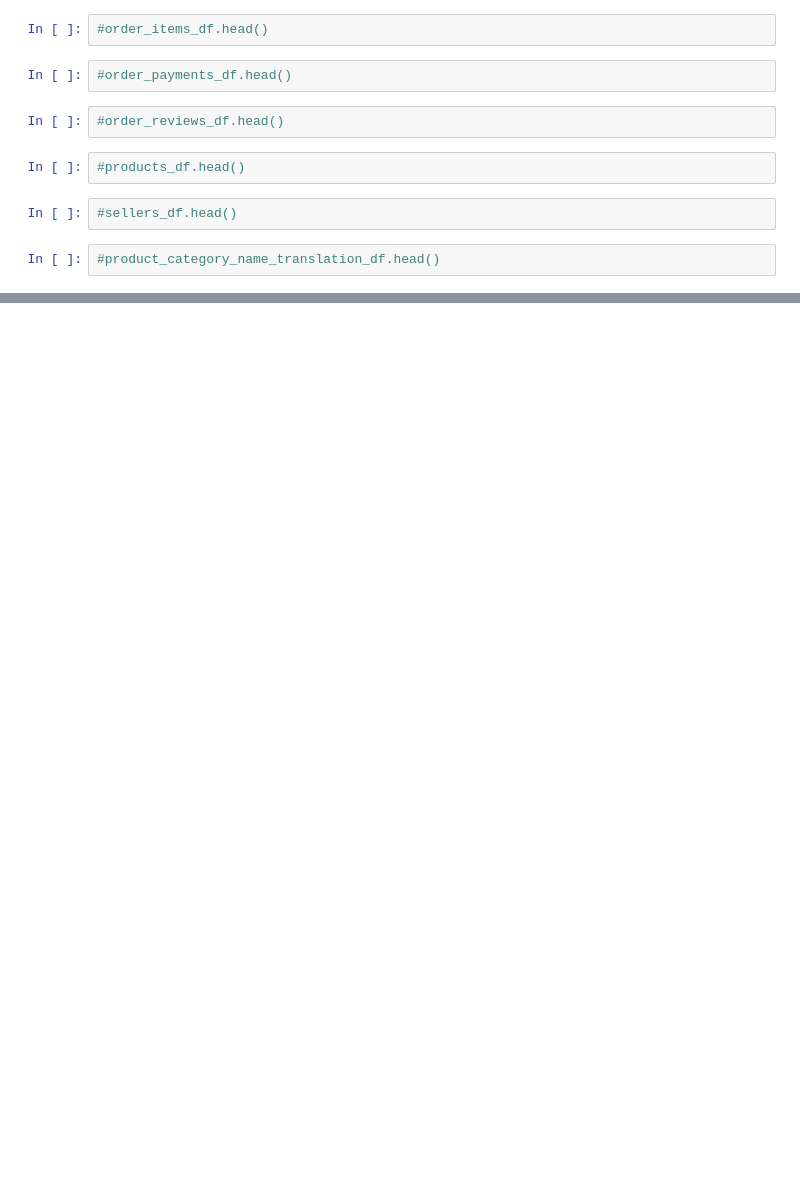
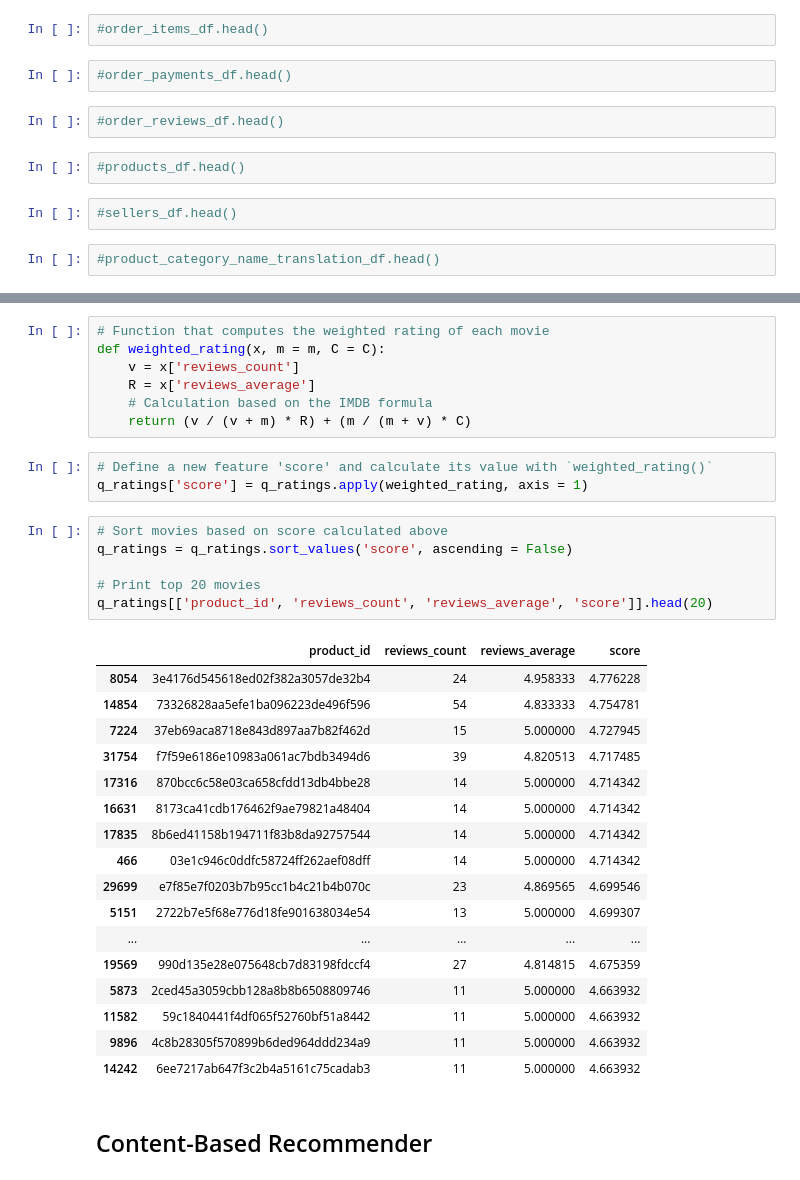
Before and after one commit to LuiisClaudio/mod-cloth, a Jupyter notebook: LuisMartins_CA2.ipynb, the cells around one changed output, grey strips where cells are left out. Cells and saved outputs as stored; diff of their text form; blank space fills up the shorter version.

```diff
--- a/LuisMartins_CA2.ipynb
+++ b/LuisMartins_CA2.ipynb
@@ -38,0 +119,36 @@ orders_df.head()
+# %%
+# Function that computes the weighted rating of each movie
+def weighted_rating(x, m = m, C = C):
+    v = x['reviews_count']
+    R = x['reviews_average']
+    # Calculation based on the IMDB formula
+    return (v / (v + m) * R) + (m / (m + v) * C)
+# %%
+# Define a new feature 'score' and calculate its value with `weighted_rating()`
+q_ratings['score'] = q_ratings.apply(weighted_rating, axis = 1)
+# %%
+# Sort movies based on score calculated above
+q_ratings = q_ratings.sort_values('score', ascending = False)
+
+# Print top 20 movies
+q_ratings[['product_id', 'reviews_count', 'reviews_average', 'score']].head(20)
+# %% [output]
+|  | product_id | reviews_count | reviews_average | score |
+| 8054 | 3e4176d545618ed02f382a3057de32b4 | 24 | 4.958333 | 4.776228 |
+| 14854 | 73326828aa5efe1ba096223de496f596 | 54 | 4.833333 | 4.754781 |
+| 7224 | 37eb69aca8718e843d897aa7b82f462d | 15 | 5.000000 | 4.727945 |
+| 31754 | f7f59e6186e10983a061ac7bdb3494d6 | 39 | 4.820513 | 4.717485 |
+| 17316 | 870bcc6c58e03ca658cfdd13db4bbe28 | 14 | 5.000000 | 4.714342 |
+| 16631 | 8173ca41cdb176462f9ae79821a48404 | 14 | 5.000000 | 4.714342 |
+| 17835 | 8b6ed41158b194711f83b8da92757544 | 14 | 5.000000 | 4.714342 |
+| 466 | 03e1c946c0ddfc58724ff262aef08dff | 14 | 5.000000 | 4.714342 |
+| 29699 | e7f85e7f0203b7b95cc1b4c21b4b070c | 23 | 4.869565 | 4.699546 |
+| 5151 | 2722b7e5f68e776d18fe901638034e54 | 13 | 5.000000 | 4.699307 |
+| ... | ... | ... | ... | ... |
+| 19569 | 990d135e28e075648cb7d83198fdccf4 | 27 | 4.814815 | 4.675359 |
+| 5873 | 2ced45a3059cbb128a8b8b6508809746 | 11 | 5.000000 | 4.663932 |
+| 11582 | 59c1840441f4df065f52760bf51a8442 | 11 | 5.000000 | 4.663932 |
+| 9896 | 4c8b28305f570899b6ded964ddd234a9 | 11 | 5.000000 | 4.663932 |
+| 14242 | 6ee7217ab647f3c2b4a5161c75cadab3 | 11 | 5.000000 | 4.663932 |
+# %% [markdown]
+## Content-Based Recommender
```
Also changed, not shown: parts of 9 cells of this notebook.
